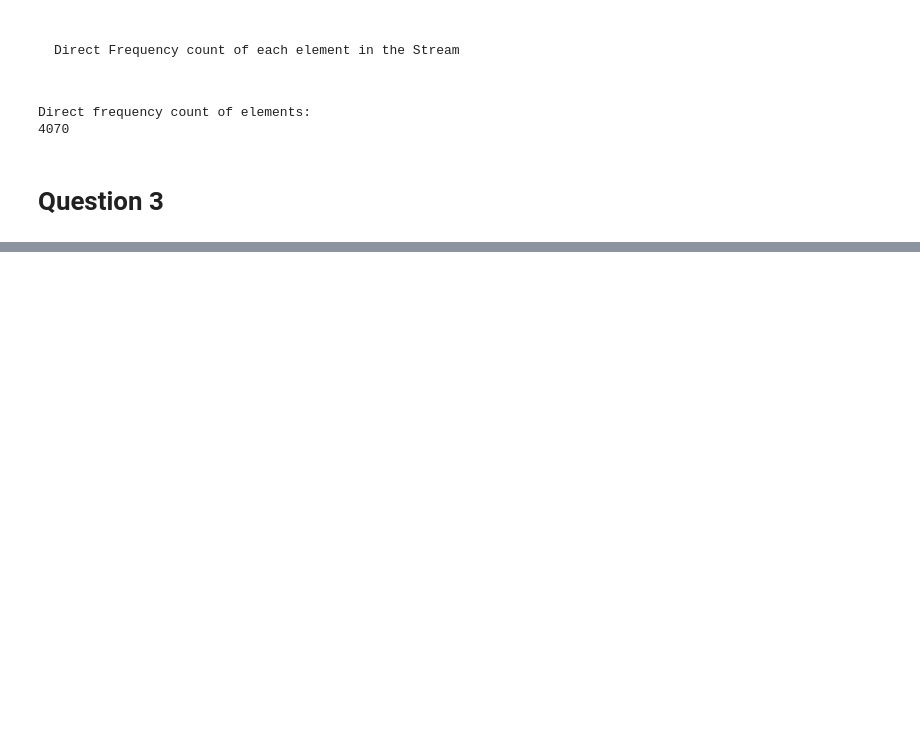
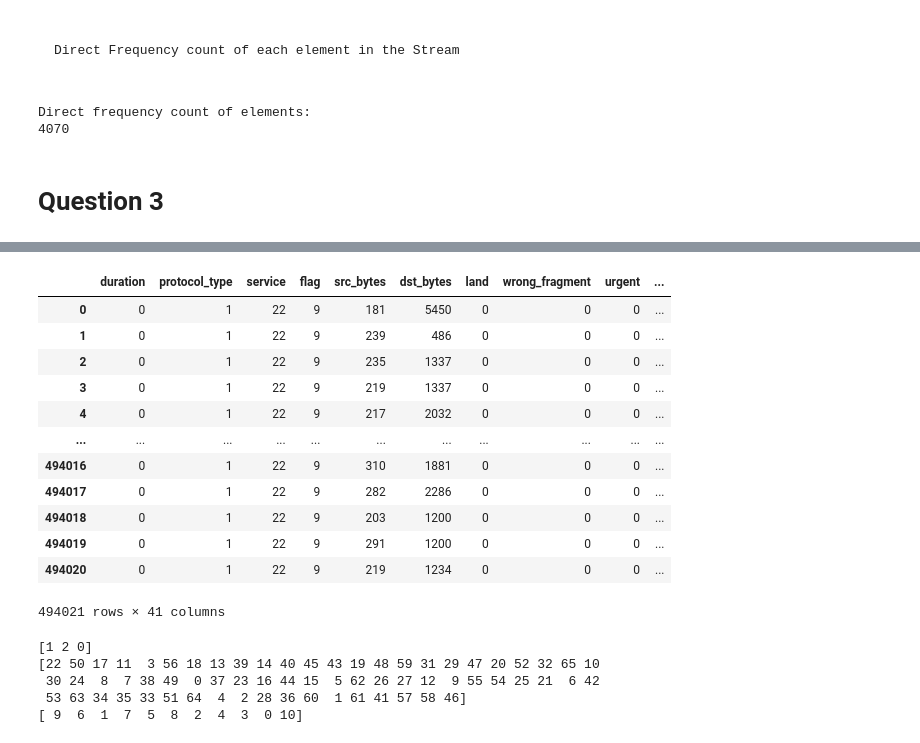
Before and after one commit to ArhanJain707/DataScience-Assignment-1, a Jupyter notebook: main.ipynb, the cells around one changed output, grey strips where cells are left out. Drawn from its saved outputs; the diff is of its cells as text; code cells hidden in the pictures; blank space fills up the shorter version.

```diff
--- a/main.ipynb
+++ b/main.ipynb
@@ -238,0 +196,33 @@ TypeError: can't multiply sequence by non-int of type 'float'
+# %%
+categorical_features = ['protocol_type', 'service', 'flag']
+label_encoders = {}
+for feature in categorical_features:
+    le = LabelEncoder()
+    data_df[feature] = le.fit_transform(data_df[feature])
+    label_encoders[feature] = le
+
+data_df
+# %% [output]
+|  | duration | protocol_type | service | flag | src_bytes | dst_bytes | land | wrong_fragment | urgent | ... |
+| 0 | 0 | 1 | 22 | 9 | 181 | 5450 | 0 | 0 | 0 | ... |
+| 1 | 0 | 1 | 22 | 9 | 239 | 486 | 0 | 0 | 0 | ... |
+| 2 | 0 | 1 | 22 | 9 | 235 | 1337 | 0 | 0 | 0 | ... |
+| 3 | 0 | 1 | 22 | 9 | 219 | 1337 | 0 | 0 | 0 | ... |
+| 4 | 0 | 1 | 22 | 9 | 217 | 2032 | 0 | 0 | 0 | ... |
+| ... | ... | ... | ... | ... | ... | ... | ... | ... | ... | ... |
+| 494016 | 0 | 1 | 22 | 9 | 310 | 1881 | 0 | 0 | 0 | ... |
+| 494017 | 0 | 1 | 22 | 9 | 282 | 2286 | 0 | 0 | 0 | ... |
+| 494018 | 0 | 1 | 22 | 9 | 203 | 1200 | 0 | 0 | 0 | ... |
+| 494019 | 0 | 1 | 22 | 9 | 291 | 1200 | 0 | 0 | 0 | ... |
+| 494020 | 0 | 1 | 22 | 9 | 219 | 1234 | 0 | 0 | 0 | ... |
+494021 rows × 41 columns
+# %%
+print(data_df['protocol_type'].unique())
+print(data_df['service'].unique())
+print(data_df['flag'].unique())
+# %% [output]
+[1 2 0]
+[22 50 17 11  3 56 18 13 39 14 40 45 43 19 48 59 31 29 47 20 52 32 65 10
+ 30 24  8  7 38 49  0 37 23 16 44 15  5 62 26 27 12  9 55 54 25 21  6 42
+ 53 63 34 35 33 51 64  4  2 28 36 60  1 61 41 57 58 46]
+[ 9  6  1  7  5  8  2  4  3  0 10]
```
Also changed, not shown: parts of 9 cells of this notebook, 1 other file.
